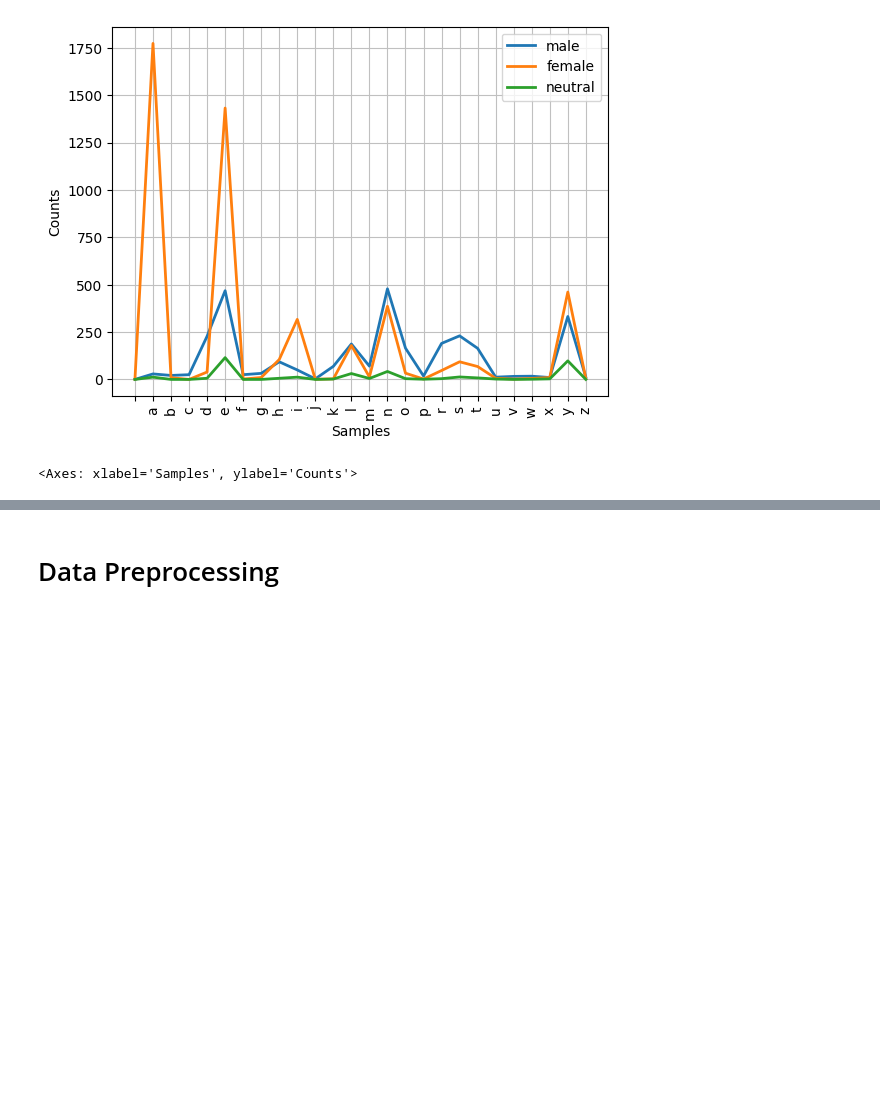
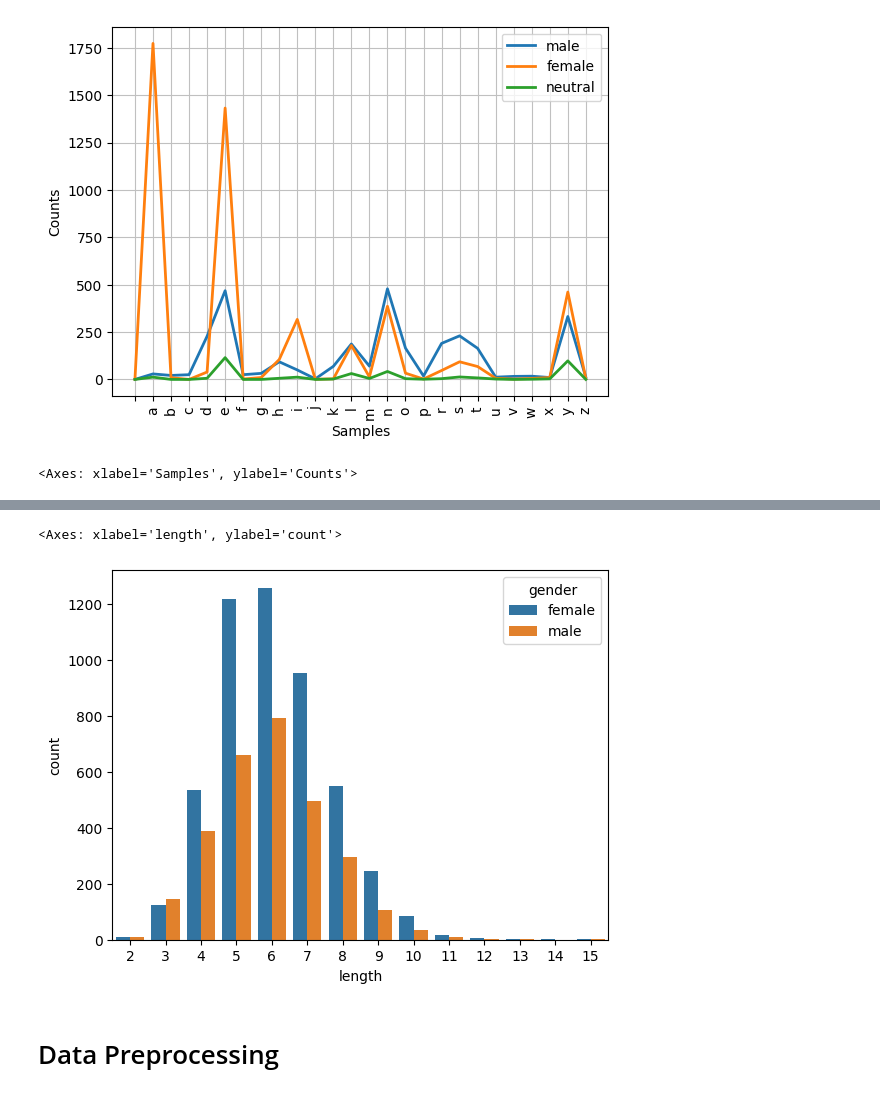
Before and after one commit to pujaroy280/DATA620WebAnalytics, a Jupyter notebook: Project_3_.ipynb, the cells around one changed output, grey strips where cells are left out. Cells and saved outputs as stored; diff of their text form; code cells hidden in the pictures; blank space fills up the shorter version.

```diff
--- a/Project_3_.ipynb
+++ b/Project_3_.ipynb
@@ -85,2 +120,17 @@ cfd.plot()
+# %%
+# Adding gender labels to each name
+labeled_names = ([(name, 'male') for name in male_names] +
+                 [(name, 'female') for name in female_names])
+
+all_names = pd.DataFrame(labeled_names, columns =['name','gender'])
+all_names['length']=all_names['name'].str.len()
+#all_names
+# %%
+length_counts = all_names.groupby(['gender','length']).size().reset_index(name = 'count')
+
+sns.barplot(x='length', y='count', hue = 'gender', data = length_counts)
+# %% [output]
+<Axes: xlabel='length', ylabel='count'>
+[figure, added]
 # %% [markdown]
 # Data Preprocessing
```
Also changed, not shown: parts of 53 cells of this notebook.
